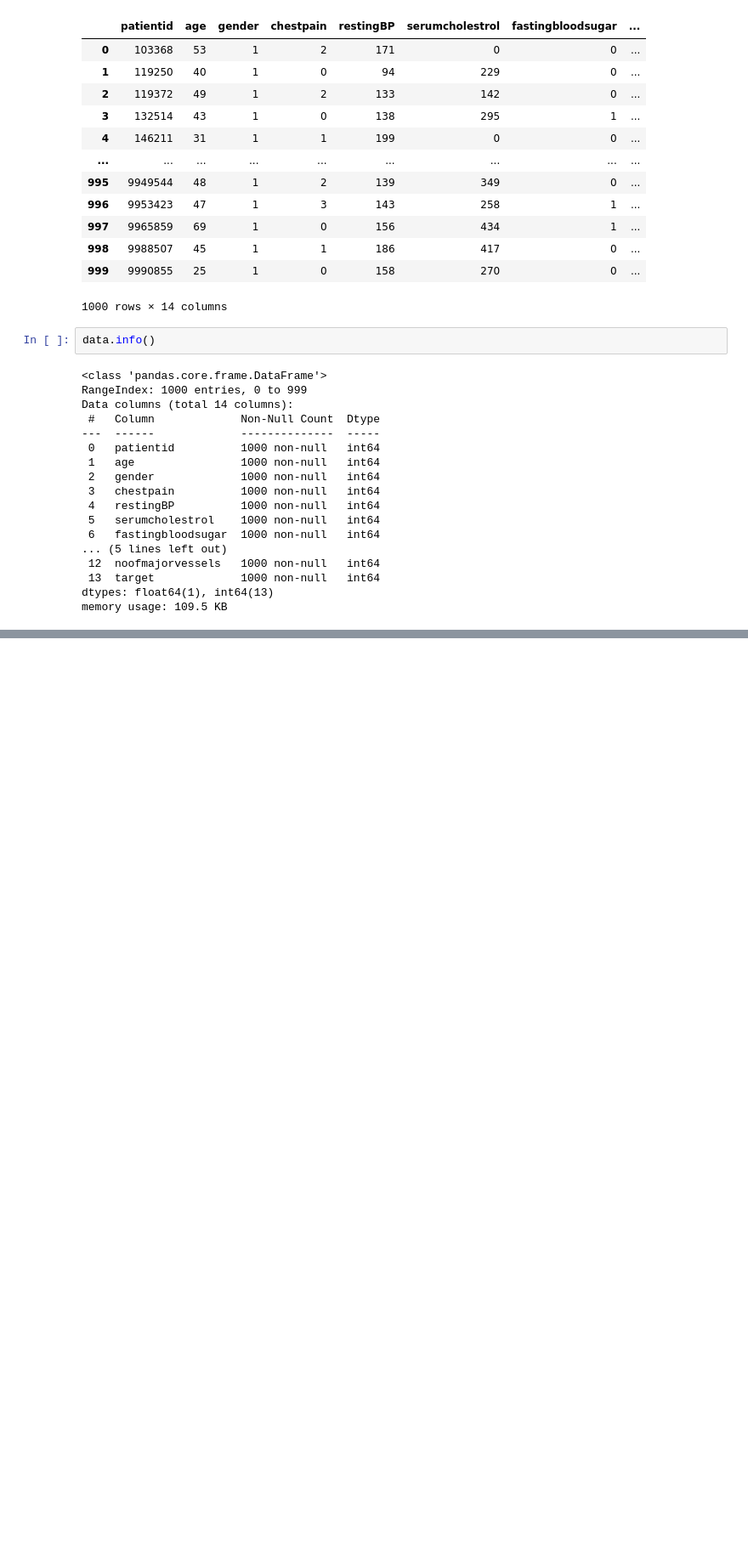
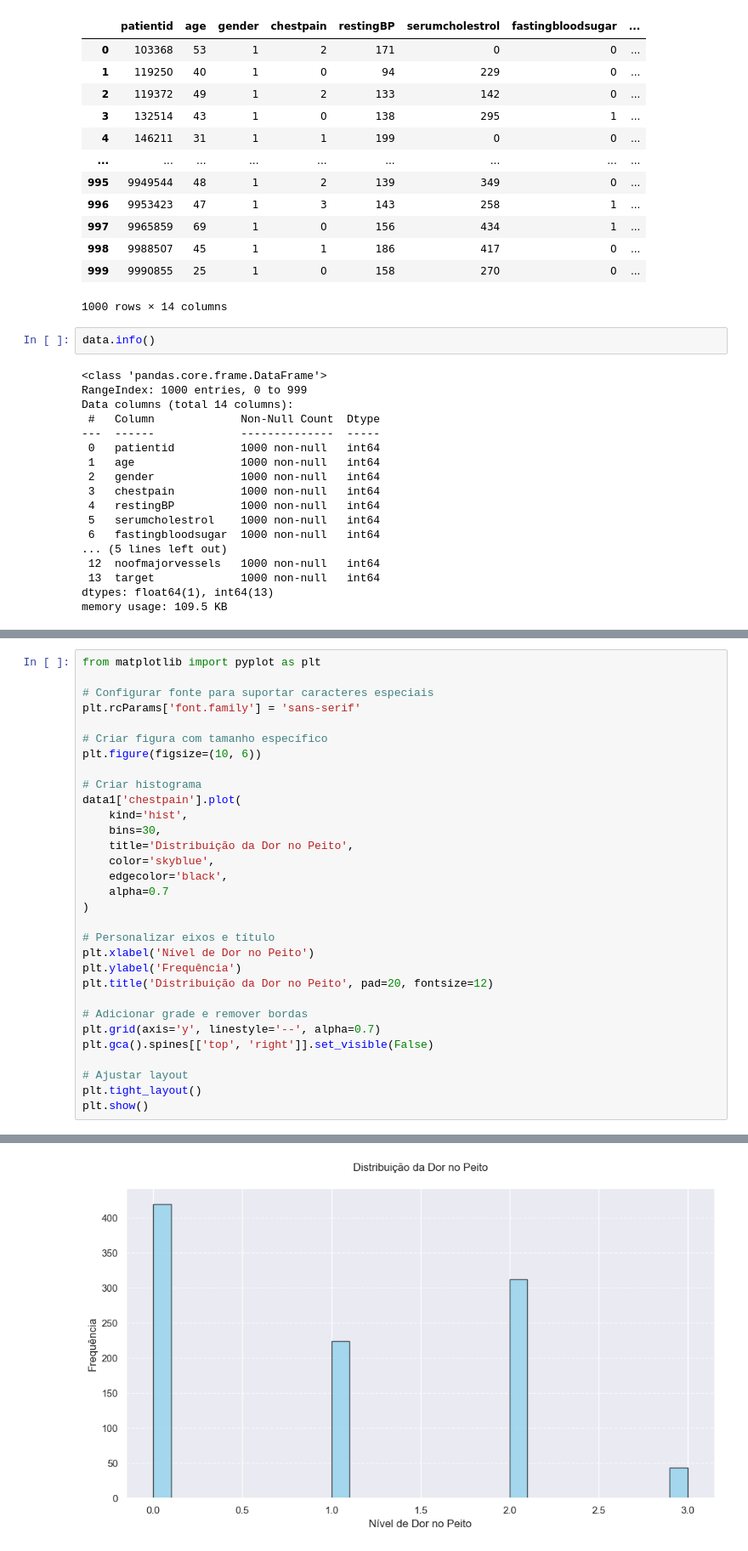
Before and after one commit to joaoizidioLoiola/PJ-Topicos_Avancados, a Jupyter notebook: TesteTopicosAvançados_T1 (2).ipynb, the cells around one changed output, grey strips where cells are left out. Shown at 85% size. Saved outputs shown, nothing was run; the diff lists cells and outputs as text; blank space fills up the shorter version.

```diff
--- a/TesteTopicosAvançados_T1 (2).ipynb
+++ b/TesteTopicosAvançados_T1 (2).ipynb
@@ -701,0 +290,32 @@ Final Test Accuracy: 0.9599999785423279
+# %%
+from matplotlib import pyplot as plt
+
+# Configurar fonte para suportar caracteres especiais
+plt.rcParams['font.family'] = 'sans-serif'
+
+# Criar figura com tamanho específico
+plt.figure(figsize=(10, 6))
+
+# Criar histograma
+data1['chestpain'].plot(
+    kind='hist',
+    bins=30,
+    title='Distribuição da Dor no Peito',
+    color='skyblue',
+    edgecolor='black',
+    alpha=0.7
+)
+
+# Personalizar eixos e título
+plt.xlabel('Nível de Dor no Peito')
+plt.ylabel('Frequência')
+plt.title('Distribuição da Dor no Peito', pad=20, fontsize=12)
+
+# Adicionar grade e remover bordas
+plt.grid(axis='y', linestyle='--', alpha=0.7)
+plt.gca().spines[['top', 'right']].set_visible(False)
+
+# Ajustar layout
+plt.tight_layout()
+plt.show()
+# %% [output]
@@ -701,0 +325 @@ Final Test Accuracy: 0.9599999785423279
+[figure, added]
```
Also changed, not shown: parts of 63 cells of this notebook, 1 other file.
